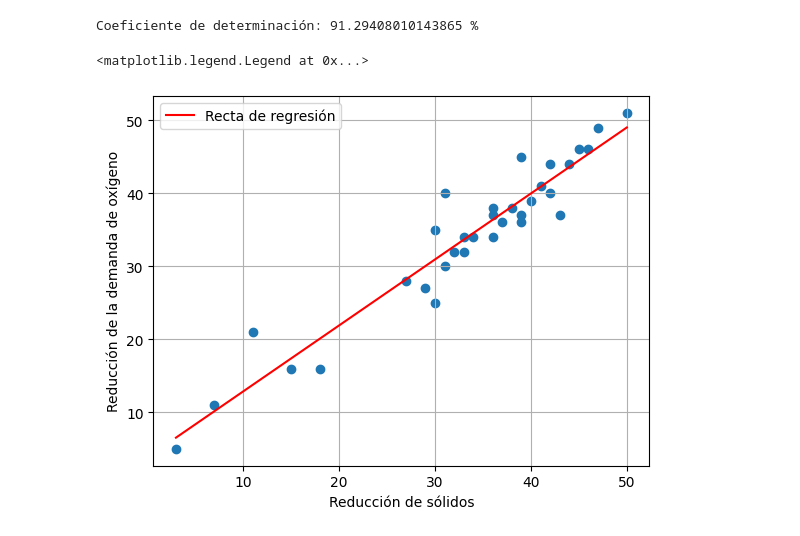
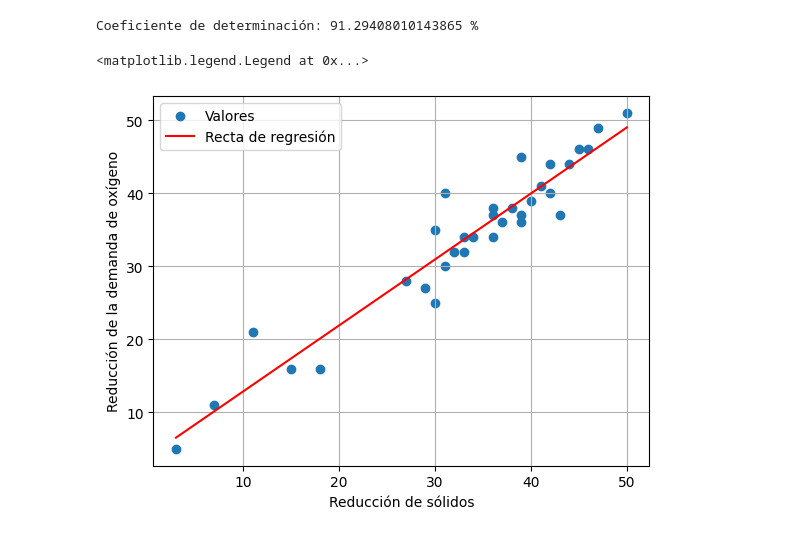
Before and after one commit to AlbertLnz/ml-albertlnz, a Jupyter notebook: simple-lineal-regression/EJ1_Simple_lineal_regression_manually.ipynb, the cells around one changed output. Saved outputs shown, nothing was run; the diff lists cells and outputs as text; code cells hidden in the pictures.

Commit message:
Fix some mistakes of manual graphic

```diff
--- a/simple-lineal-regression/EJ1_Simple_lineal_regression_manually.ipynb
+++ b/simple-lineal-regression/EJ1_Simple_lineal_regression_manually.ipynb
@@ -100,12 +100,12 @@ $$INTERCEPTO: b_0 = \frac{\sum_{i=1}^{n}y_i - (b_1 \cdot \sum_{i=1}^{n}x_i)}{n}
 $$INTERCEPTOAlternative: a = \overline{y} - b\overline{x}
 # %%
-b1 = ((n * sumatoria_producto) - (sumatoria_x * sumatoria_y)) / ((n * sumatoria_cuadrado_x) - (sumatoria_x * sumatoria_x))
-b0 = (sumatoria_y - (b1 * sumatoria_x)) / n
-b0_alt = promedio_y - b1*promedio_x # -> interceptor == ordenada
+m = ((n * sumatoria_producto) - (sumatoria_x * sumatoria_y)) / ((n * sumatoria_cuadrado_x) - (sumatoria_x * sumatoria_x))
+b = (sumatoria_y - (m * sumatoria_x)) / n
+b_alt = promedio_y - m*promedio_x # -> interceptor == ordenada
 
-print("Pendiente:", b1)
-print("Intercepto:", b0)
-print("Intercepto alternativa (a partir de conocer la Recta de regresión):", b0_alt)
+print("Pendiente:", m)
+print("Intercepto:", b)
+print("Intercepto alternativa (a partir de conocer la Recta de regresión):", b_alt)
 # %% [output]
 Pendiente: 0.9036432105793231
 Intercepto: 3.829633197588709
@@ -152,10 +153,10 @@ Coeficiente de determinación: 91.29408010143865 %
 # %%
 plt.scatter(x, y)
 plt.xlabel("Reducción de sólidos")
 plt.ylabel("Reducción de la demanda de oxígeno")
 plt.grid()
-plt.plot(x, recta_regresion, color='red', label='Recta de regresión') # Graficar la recta de regresión
-plt.legend()
+plt.plot(matriz[:, 0], b + m * matriz[:, 0], color='red')
+plt.legend(['Valores', 'Recta de regresión'])
 # %% [output]
 <matplotlib.legend.Legend at 0x...>
-[figure, old version]
+[figure, new version]
```
Also changed, not shown: parts of 7 cells of this notebook, 1 other file.
